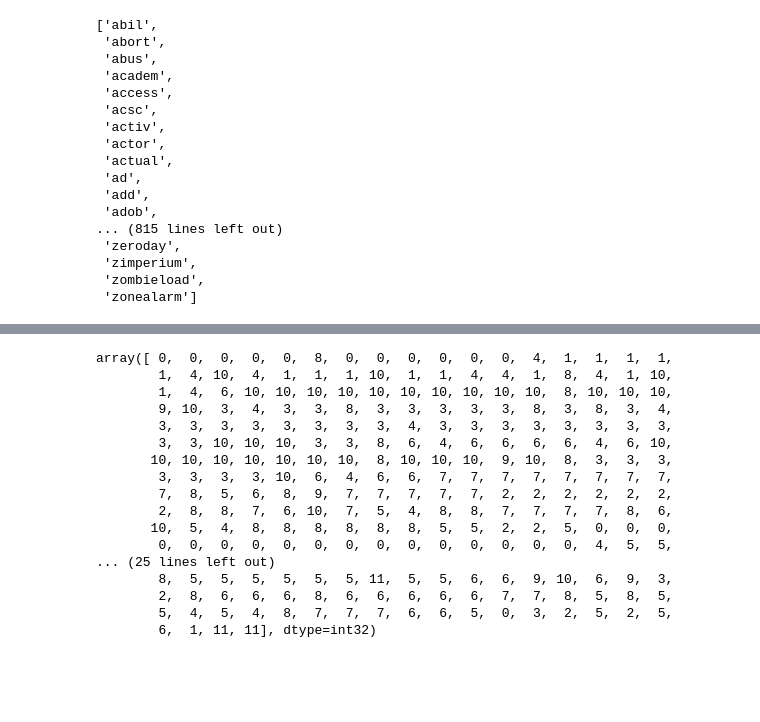
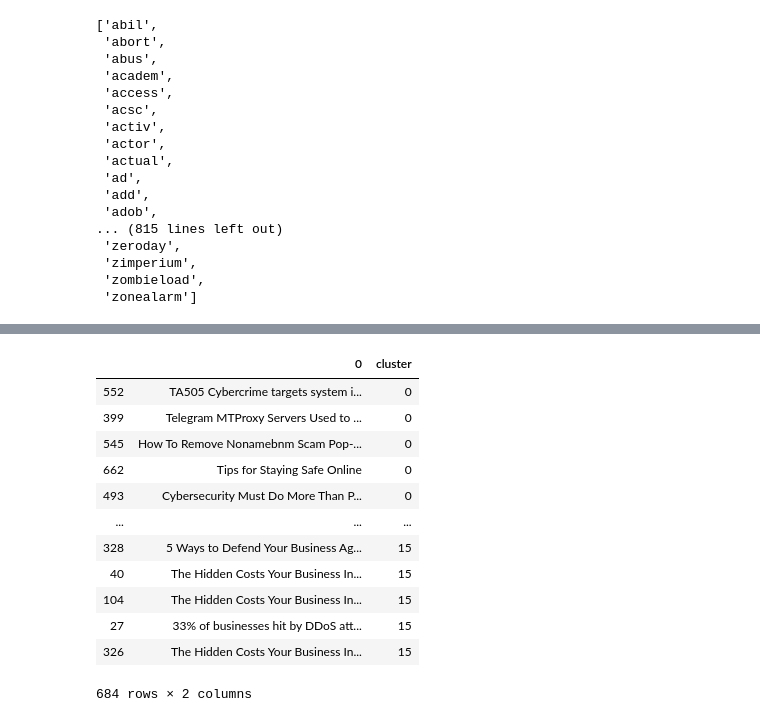
Before and after one commit to sourishsarmah/text_clustering, a Jupyter notebook: Text Clustering.ipynb, the cells around one changed output, grey strips where cells are left out. Cells and saved outputs as stored; diff of their text form; code cells hidden in the pictures; blank space fills up the shorter version.

```diff
--- a/Text Clustering.ipynb
+++ b/Text Clustering.ipynb
@@ -157,24 +182,20 @@ plt.show()
 # %%
-k = 12
-
-model = KMeans(n_clusters=k)
-clusters = model.fit_predict(X)
-clusters
+kmeans = KMeans(n_clusters=k)
+clusters = kmeans.fit_predict(X)
+df['cluster'] = clusters
+df = df.sort_values('cluster')
+df
 # %% [output]
+|  | 0 | cluster |
+| 552 | TA505 Cybercrime targets system i... | 0 |
+| 399 | Telegram MTProxy Servers Used to ... | 0 |
+| 545 | How To Remove Nonamebnm Scam Pop-... | 0 |
+| 662 | Tips for Staying Safe Online | 0 |
+| 493 | Cybersecurity Must Do More Than P... | 0 |
+| ... | ... | ... |
+| 328 | 5 Ways to Defend Your Business Ag... | 15 |
+| 40 | The Hidden Costs Your Business In... | 15 |
+| 104 | The Hidden Costs Your Business In... | 15 |
+| 27 | 33% of businesses hit by DDoS att... | 15 |
+| 326 | The Hidden Costs Your Business In... | 15 |
-array([ 0,  0,  0,  0,  0,  8,  0,  0,  0,  0,  0,  0,  4,  1,  1,  1,  1,
-        1,  4, 10,  4,  1,  1,  1, 10,  1,  1,  4,  4,  1,  8,  4,  1, 10,
-        1,  4,  6, 10, 10, 10, 10, 10, 10, 10, 10, 10, 10,  8, 10, 10, 10,
-        9, 10,  3,  4,  3,  3,  8,  3,  3,  3,  3,  3,  8,  3,  8,  3,  4,
-        3,  3,  3,  3,  3,  3,  3,  3,  4,  3,  3,  3,  3,  3,  3,  3,  3,
-        3,  3, 10, 10, 10,  3,  3,  8,  6,  4,  6,  6,  6,  6,  4,  6, 10,
-       10, 10, 10, 10, 10, 10, 10,  8, 10, 10, 10,  9, 10,  8,  3,  3,  3,
-        3,  3,  3,  3, 10,  6,  4,  6,  6,  7,  7,  7,  7,  7,  7,  7,  7,
-        7,  8,  5,  6,  8,  9,  7,  7,  7,  7,  7,  2,  2,  2,  2,  2,  2,
-        2,  8,  8,  7,  6, 10,  7,  5,  4,  8,  8,  7,  7,  7,  7,  8,  6,
-       10,  5,  4,  8,  8,  8,  8,  8,  8,  5,  5,  2,  2,  5,  0,  0,  0,
-        0,  0,  0,  0,  0,  0,  0,  0,  0,  0,  0,  0,  0,  0,  4,  5,  5,
-... (25 lines left out)
-        8,  5,  5,  5,  5,  5,  5, 11,  5,  5,  6,  6,  9, 10,  6,  9,  3,
-        2,  8,  6,  6,  6,  8,  6,  6,  6,  6,  6,  7,  7,  8,  5,  8,  5,
-        5,  4,  5,  4,  8,  7,  7,  7,  6,  6,  5,  0,  3,  2,  5,  2,  5,
-        6,  1, 11, 11], dtype=int32)
+684 rows × 2 columns
```
Also changed, not shown: parts of 20 cells of this notebook, 1 other file.
